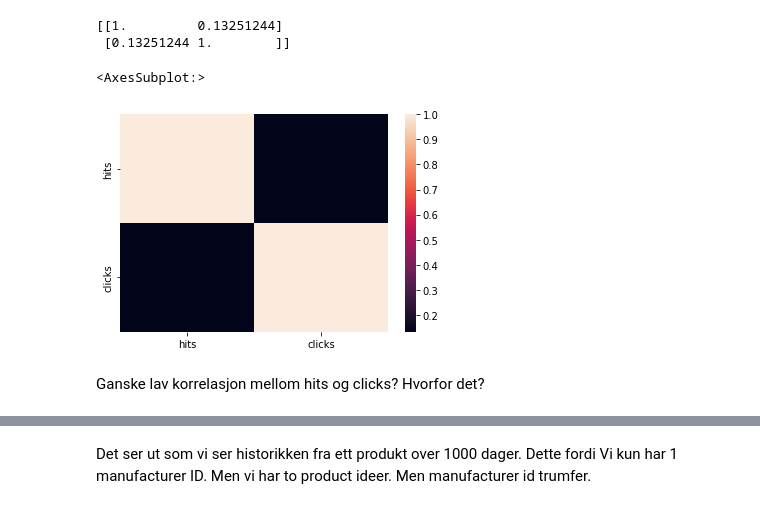
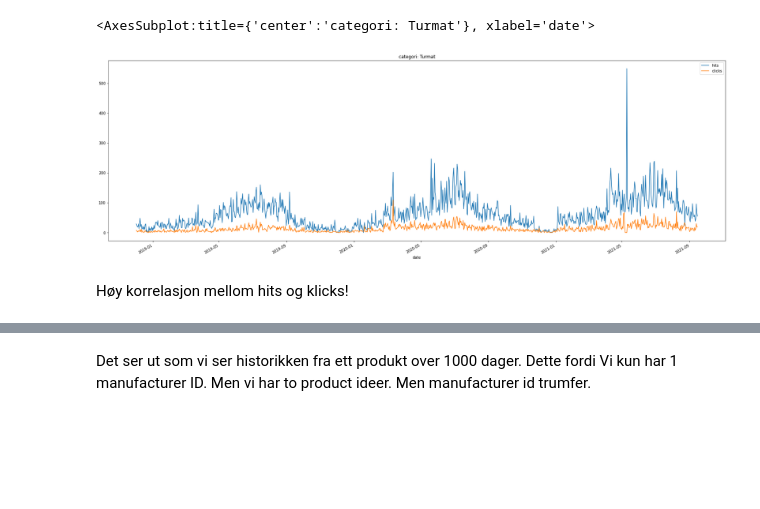
Before and after one commit to sjsivert/Masteroppgave, a Jupyter notebook: notebooks/sindre_anomely_detection.ipynb, the cells around one changed output, grey strips where cells are left out. Saved outputs shown, nothing was run; the diff lists cells and outputs as text; code cells hidden in the pictures; blank space fills up the shorter version.

Commit message:
Update anomely detection notebook to new dataset

```diff
--- a/notebooks/sindre_anomely_detection.ipynb
+++ b/notebooks/sindre_anomely_detection.ipynb
@@ -1,6 +1,8 @@
 # %%
 import pandas as pd
 
-data = pd.read_csv("../datasets/market_insights_overview_5p.csv")
+data = pd.read_csv("../datasets/market_insights_overview_all.csv")
+data["date"] = pd.to_datetime(data["date"])
+# data = pd.read_csv("../datasets/market_insights_overview_5p.csv")
 # %%
 data.head()
@@ -27,0 +27,3 @@ dtype: object
+# %%
+categories = pd.read_csv("../datasets/solr_categories_all_16_09_2021.csv")
+categories.head()
@@ -27,0 +38,7 @@ dtype: object
+# %%
+# Join market_insight table with category names
+category_names = categories[[ "internal_doc_id", "title"]]
+
+data_joined = pd.merge(data, category_names, how="left", left_on=["cat_id"], right_on=["internal_doc_id"])
+data_joined = data_joined.rename(columns={"title": "cat_name"})
+data_joined.head()
@@ -27,0 +47,19 @@ dtype: object
+# %%
+import matplotlib.pyplot as plt
+import numpy as np
+# Set pandas to use decimal insteaf of scientific e^x notaion
+pd.set_option("display.float_format", lambda x: "%.0f" % x)
+
+interesting_data = data_joined[["date", "hits", "clicks", "product_id", "cat_id", "cat_name" ]]
+
+print(f"Unique products: {data['product_id'].nunique()}")
+print(f"Unique categories: {data['cat_id'].nunique()}")
+
+
+grouped = interesting_data.groupby(["cat_id", "date"], as_index=False).sum()
+
+# Filter away early 2018 data as it seems to contain errors
+grouped = grouped.loc[grouped['date'] > '2018-12-01']
+
+print(grouped)
+grouped.describe()
@@ -28,15 +141,24 @@ dtype: object
+# %%
+turmat = grouped[grouped["cat_id"] == 11488]
+turmat.head()
+name = categories.loc[categories["internal_doc_id"] == 11488]
+name.head()
+turmat.plot(
+        x="date",
+        y=["hits", "clicks"],
+        title=f"categori: Turmat",
+        figsize=(30, 10),)
+# %% [output]
+<AxesSubplot:title={'center':'categori: Turmat'}, xlabel='date'>
+[figure, added]
 # %%
 import numpy as np
+name.head()
 import seaborn as sns
 print(np.corrcoef(data["hits"], data["clicks"]))
 correlation_matrix = data[["hits", "clicks"]].corr()
 sns.heatmap(correlation_matrix)
-# %% [output]
-[[1.         0.13251244]
- [0.13251244 1.        ]]
-<AxesSubplot:>
-[figure, removed]
 # %% [markdown]
-Ganske lav korrelasjon mellom hits og clicks? Hvorfor det?
+Høy korrelasjon mellom hits og klicks!
 # %%
 data.describe()
```
Also changed, not shown: parts of 12 cells of this notebook.
